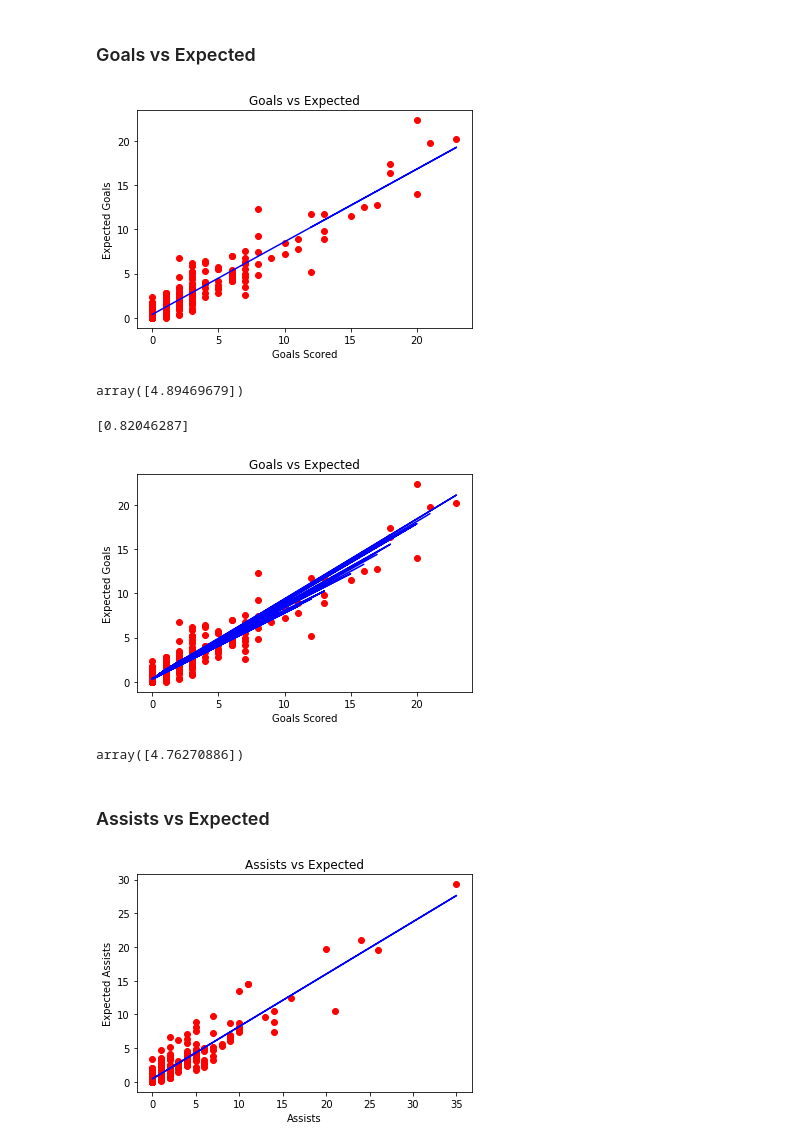
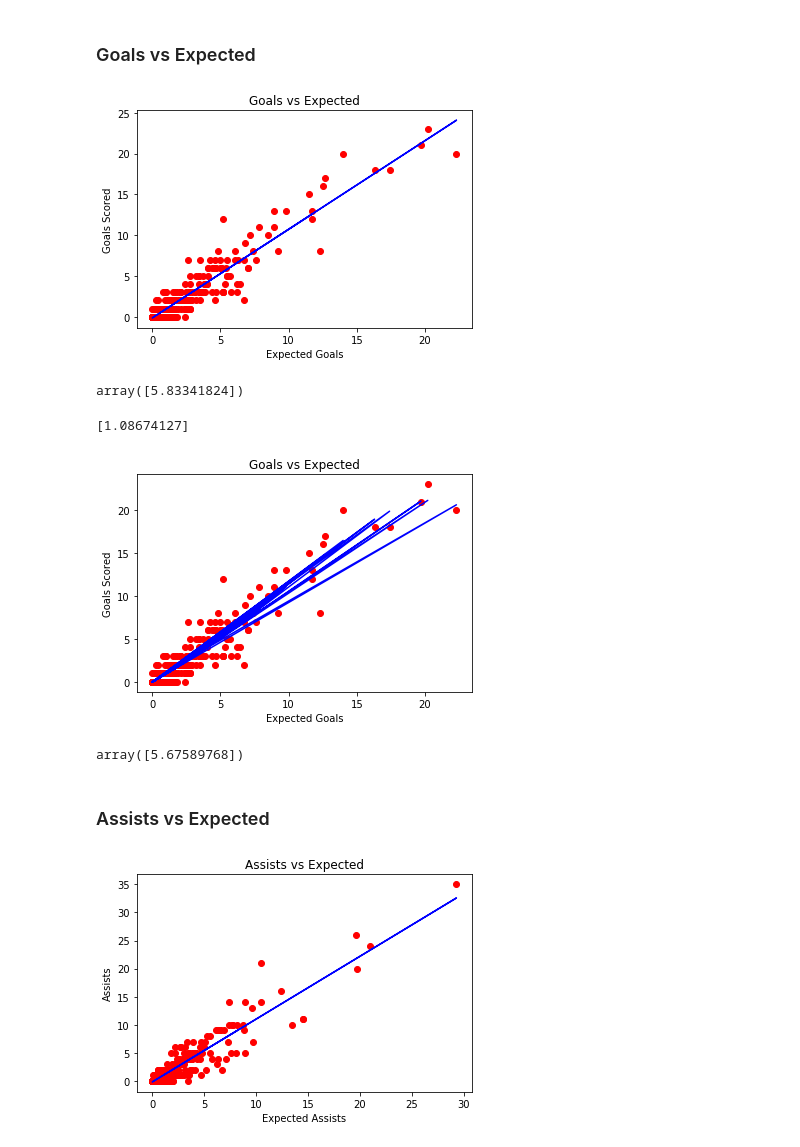
Before and after one commit to jbtrahin/soccer_masters, a Jupyter notebook: Midfielders_Regression_Models.ipynb, the cells around one changed output. Saved outputs shown, nothing was run; the diff lists cells and outputs as text; code cells hidden in the pictures.

```diff
--- a/Midfielders_Regression_Models.ipynb
+++ b/Midfielders_Regression_Models.ipynb
@@ -16,8 +16,8 @@ MID_17_20_df.head()
 # %% [markdown]
 ### Goals vs Expected
 # %%
-X = MID_17_20_df.Gls.values.reshape(-1, 1)
-y = MID_17_20_df.xG
+X = MID_17_20_df.xG.values.reshape(-1, 1)
+y = MID_17_20_df.Gls
 # %%
 # Fitting Linear Regression to the dataset
 lin_reg = LinearRegression()
@@ -28,49 +28,49 @@ def viz_linear():
     plt.scatter(X, y, color='red')
     plt.plot(X, lin_reg.predict(X), color='blue')
     plt.title('Goals vs Expected')
-    plt.xlabel('Goals Scored')
-    plt.ylabel('Expected Goals')
+    plt.xlabel('Expected Goals')
+    plt.ylabel('Goals Scored')
     plt.show()
     return
 viz_linear()
 # %% [output]
-[figure, old version]
+[figure, new version]
 # %%
 # Predicting a new result with Linear Regression
 lin_reg.predict([[5.5]])
 # %% [output]
-array([4.89469679])
+array([5.83341824])
 # %%
 model = LinearRegression()
 model.fit(X, y)
 print(model.coef_)
 # %% [output]
-[0.82046287]
+[1.08674127]
 # %%
 # Fitting Polynomial Regression to the dataset
 from sklearn.preprocessing import PolynomialFeatures
 poly_reg = PolynomialFeatures(degree=4)
 X_poly = poly_reg.fit_transform(X)
 pol_reg = LinearRegression()
 pol_reg.fit(X_poly, y)
 
 # Visualizing the Polymonial Regression results
 def viz_polymonial():
     plt.scatter(X, y, color='red')
     plt.plot(X, pol_reg.predict(poly_reg.fit_transform(X)), color='blue')
     plt.title('Goals vs Expected')
-    plt.xlabel('Goals Scored')
-    plt.ylabel('Expected Goals')
+    plt.xlabel('Expected Goals')
+    plt.ylabel('Goals Scored')
     plt.show()
     return
 viz_polymonial()
 # %% [output]
-[figure, old version]
+[figure, new version]
 # %%
 # Predicting a new result with Polymonial Regression
 pol_reg.predict(poly_reg.fit_transform([[5.5]]))
 # %% [output]
-array([4.76270886])
+array([5.67589768])
 # %% [markdown]
 ### Assists vs Expected
 # %%
@@ -86,13 +86,13 @@ def viz_linear():
     plt.scatter(X, y, color='red')
     plt.plot(X, lin_reg.predict(X), color='blue')
     plt.title('Assists vs Expected')
-    plt.xlabel('Assists')
-    plt.ylabel('Expected Assists')
+    plt.xlabel('Expected Assists')
+    plt.ylabel('Assists')
     plt.show()
     return
 viz_linear()
 # %% [output]
-[figure, old version]
+[figure, new version]
 # %%
 # Predicting a new result with Linear Regression
 lin_reg.predict([[5.5]])
```
Also changed, not shown: parts of 5 cells of this notebook.
